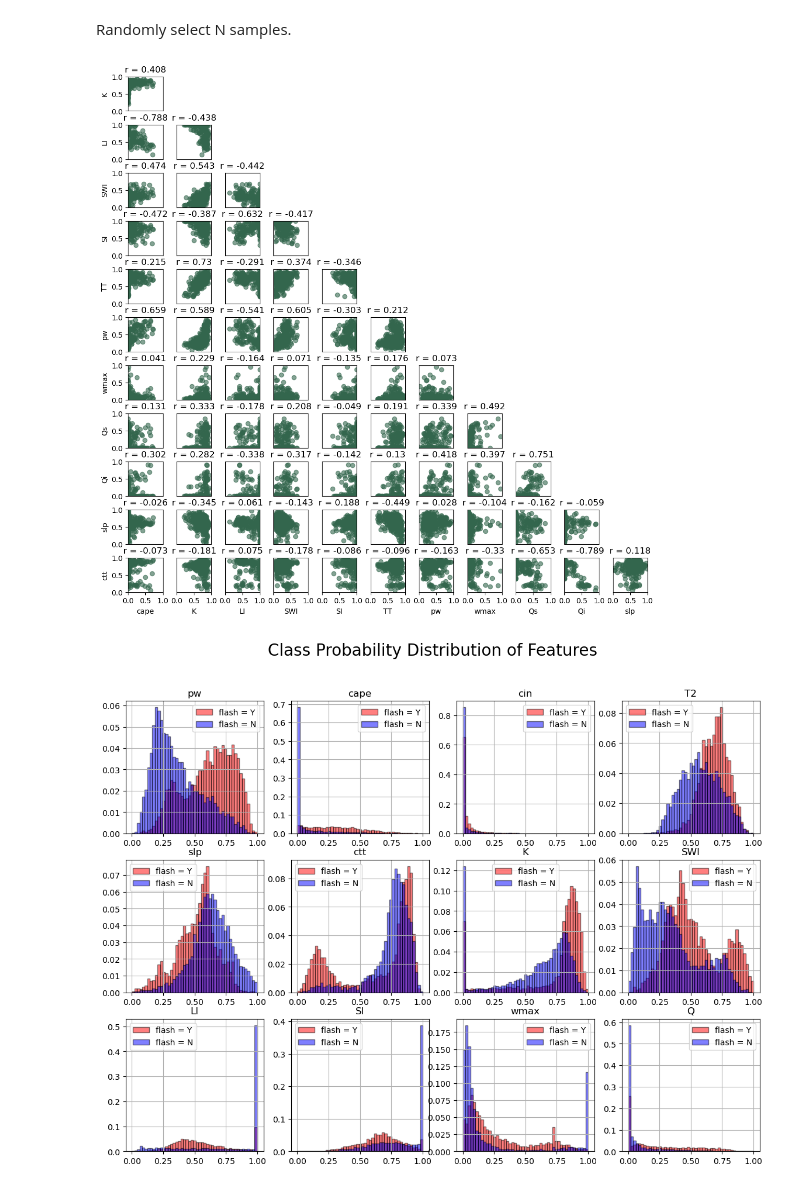
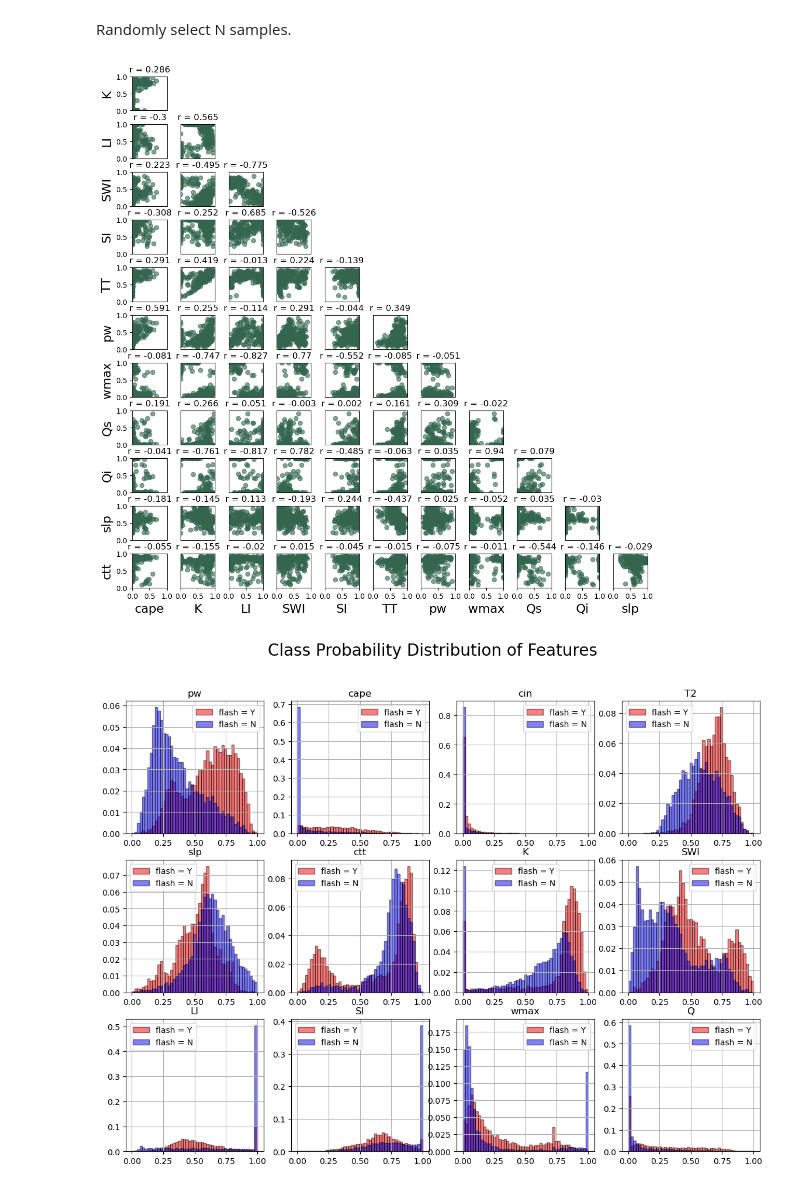
Before and after one commit to phaustin/a448_jm, a Jupyter notebook: feature_evaluation.ipynb, the cells around one changed output. Cells and saved outputs as stored; diff of their text form; code cells hidden in the pictures.

```diff
--- a/feature_evaluation.ipynb
+++ b/feature_evaluation.ipynb
@@ -18,7 +18,6 @@ from sklearn.feature_selection import mutual_info_classif
 import matplotlib.pyplot as plt
 import imblearn
 # %%
-# training_dates = [('2024','06','05'),('2024','06','06'),('2024','06','07'),('2024','06','09'),('2024','06','10'),('2024','06','11'),('2024','06','12'),('2024','06','13'),('2024','06','14'),('2024','06','15'),('2024','06','16'),('2024','06','18'),('2024','06','19'),('2024','06','20'),('2024','06','21'),('2024','07','14'),('2024','07','15'),('2024','07','16'),('2024','07','17'),('2024','07','19'),('2024','07','20'),('2024','07','21'),('2024','07','22'),('2024','07','23'),('2024','07','24'),('2024','07','25'),('2024','07','26'),('2024','07','27')]
-training_dates = [('2024','06','05'),('2024','06','12'),('2024','06','19'),('2024','07','14'),('2024','07','23')]
+training_dates = [('2024','06','05'),('2024','06','06'),('2024','06','07'),('2024','06','09'),('2024','06','10'),('2024','06','11'),('2024','06','12'),('2024','06','13'),('2024','06','14'),('2024','06','15'),('2024','06','16'),('2024','06','18'),('2024','06','19'),('2024','06','20'),('2024','06','21'),('2024','07','14'),('2024','07','15'),('2024','07','16'),('2024','07','17'),('2024','07','19'),('2024','07','20'),('2024','07','21'),('2024','07','22'),('2024','07','23'),('2024','07','24'),('2024','07','25'),('2024','07','26'),('2024','07','27')]
 feature_lis = ['time','pw','cape','cin','LCL','PBLH','td_2','T2','td_dep','slp','low_cld','mid_cld','shear_1','ctt','RH','mdbz','K','TT','SWI','LI','Qi','Qs','Qg','G50','G70','G100','D57','D510','D710','SI','wmax']
 shape = (417, 627)
@@ -152,36 +117,36 @@ color = (0.2, # redness
         0.3, # blueness
         0.6 # transparency
         )
 
 fig, axes = plt.subplots(N,N, figsize=(14,14))
 
 for i in range(N):
     for j in range(N):
         if i>j:
             axes[i,j].scatter(X_train_best[:,j],X_train_best[:,i],color=color)
             axes[i,j].set_xlim([0,1])
             axes[i,j].set_ylim([0,1])
 
             axes[i,j].set_xticks([])
             axes[i,j].set_yticks([])
 
             if i == N-1: # only bottom row
-                axes[i,j].set_xlabel(feature_lis_ordered[j])
+                axes[i,j].set_xlabel(feature_lis_ordered[j], fontsize=17)
                 axes[i,j].set_xticks([0,0.5,1])
 
             if j == 0: # only first column
-                axes[i,j].set_ylabel(feature_lis_ordered[i])
+                axes[i,j].set_ylabel(feature_lis_ordered[i], fontsize=17)
                 axes[i,j].set_yticks([0,0.5,1])
             # calculate the Pearsons Correlation
             r = calc_r(X_train_best[:,j],X_train_best[:,i])
             axes[i,j].set_title(f'r = {round(r,3)}')
         else:
             axes[i,j].set_visible(False)
 fig.subplots_adjust(hspace=0.4, wspace=0.4)
 # fig.suptitle('Correlation Between Features', fontsize=20)
 plt.savefig('figures/CorrelationAnalysis.png',bbox_inches='tight')
 # %% [output]
-[figure, old version]
+[figure, new version]
 # %%
 final_feature_lis = ['pw','cape','cin','T2','slp','ctt','K','SWI','LI','SI','wmax','Q']
 y_final, X_final = stats.retreive_X_y_train_small(training_dates,final_feature_lis,shape)
```
Also changed, not shown: parts of 5 cells of this notebook, 6 other files.
